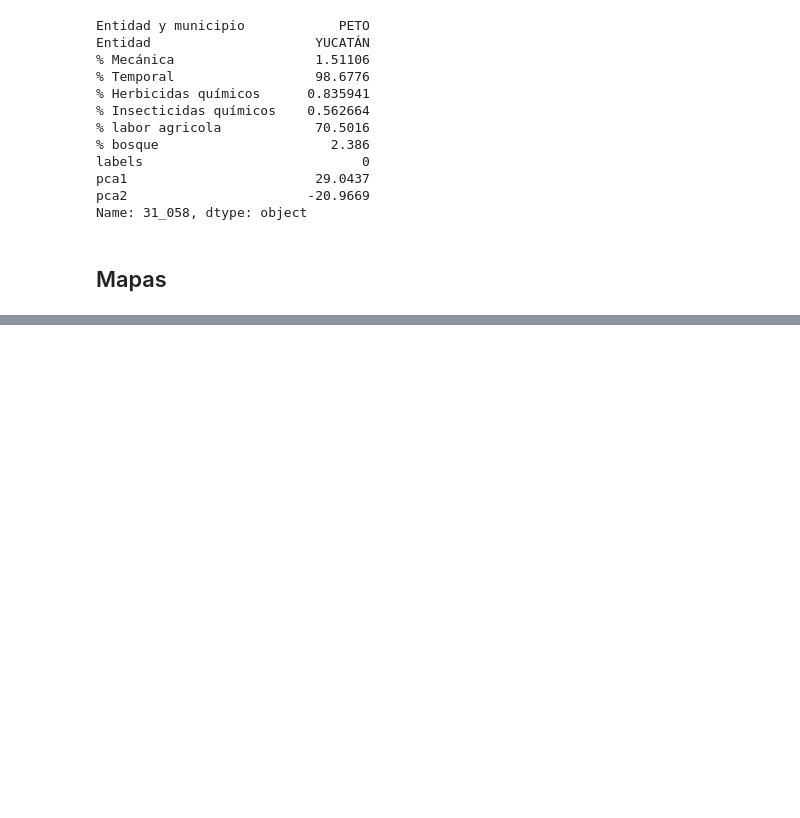
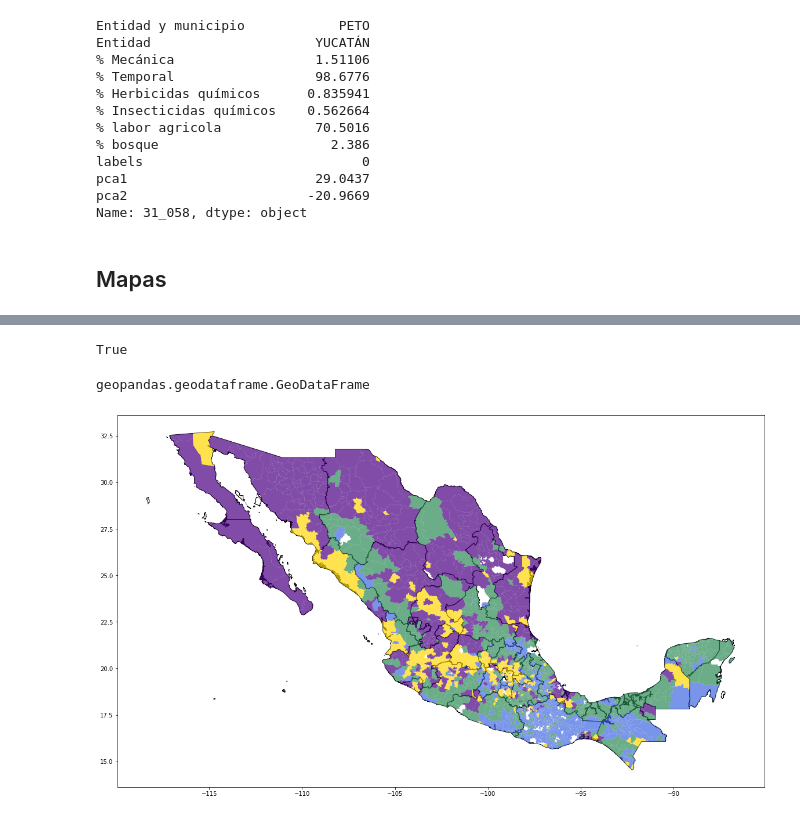
Before and after one commit to iramosp/tesis-paisajes, a Jupyter notebook: Tipologia_manejo_agricola.ipynb, the cells around one changed output, grey strips where cells are left out. Drawn from its saved outputs; the diff is of its cells as text; code cells hidden in the pictures; blank space fills up the shorter version.

Commit message:
Agregué mapas coloreados de acuerdo a la tipología nacional.

```diff
--- a/Tipologia_manejo_agricola.ipynb
+++ b/Tipologia_manejo_agricola.ipynb
@@ -311,0 +329,9 @@ Name: 31_058, dtype: object
+# %%
+municipios['Clave'] = municipios['CVE_ENT'] + '_' + municipios['CVE_MUN']
+# %%
+# drop nans from municipios
+municipios = municipios.loc[municipios['CVE_ENT'].notnull()]
+municipios = municipios.set_index('Clave')
+# %%
+# drop duplicate index entries
+municipios = municipios[~municipios.index.duplicated(keep='first')]
@@ -311,0 +348,23 @@ Name: 31_058, dtype: object
+# %%
+municipios.index.is_unique
+# %% [output]
+True
+# %%
+# join municipios and tipologia
+result = pandas.concat([datos, municipios], axis=1, join='inner')
+result.head()
+
+# turn into a geopandas dataframe
+result = geopandas.GeoDataFrame(result, crs = municipios.crs, geometry = 'geometry')
+# %%
+type(result)
+# %% [output]
+geopandas.geodataframe.GeoDataFrame
+# %%
+# graficar
+fig, ax = pyplot.subplots(figsize = (20, 12))
+estados.plot(ax = ax, facecolor = 'none', edgecolor = 'k', lw = 1)
+result.plot('labels', ax = ax, cmap=mis_colores, vmin= 0, vmax = 3, alpha = 0.7)
+pyplot.savefig('./resultados/figuras/mapa_tipologia.png', dpi=300)
+# %% [output]
+[figure, added]
```
Also changed, not shown: parts of 9 cells of this notebook.
